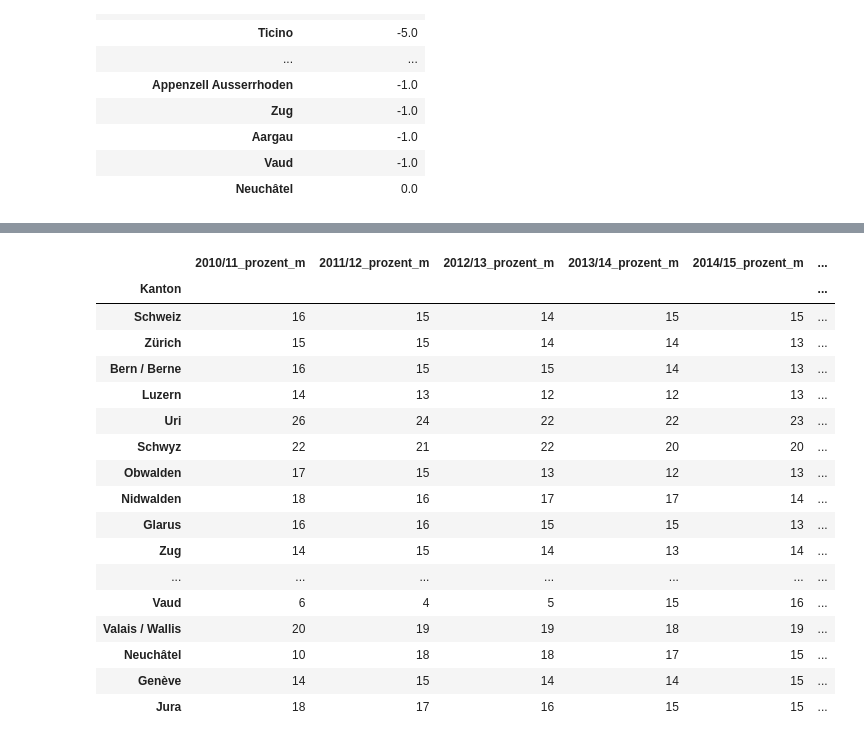
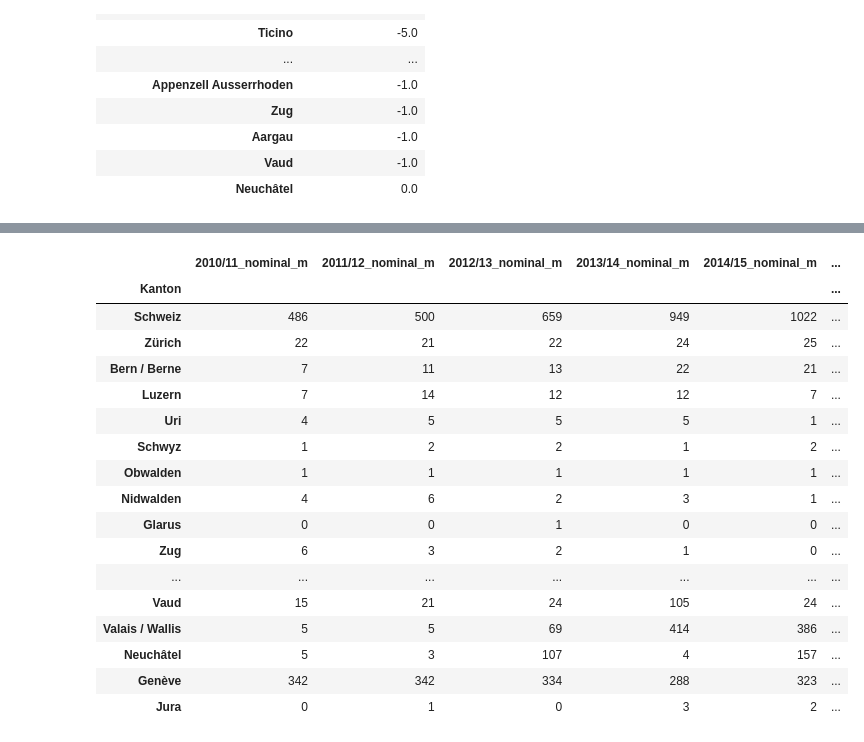
Before and after one commit to tamedia-ddj/teachers, a Jupyter notebook: 00 CH lehrer.ipynb, the cells around one changed output, grey strips where cells are left out. Cells and saved outputs as stored; diff of their text form; code cells hidden in the pictures.

```diff
--- a/00 CH lehrer.ipynb
+++ b/00 CH lehrer.ipynb
@@ -361,3 +371,24 @@ df_temp[['2010/11_prozent_m', '2017/18_prozent_m']].diff(axis=1).sort_values(by=
 | Aargau | -1.0 |
 | Vaud | -1.0 |
 | Neuchâtel | 0.0 |
+# %%
+# Wie hat sich der Anteil der Männer auf der Primarstufe 1-2 in den letzten Jahren entwickelt?
+# Die Angaben sind in Prozenten.
+df_kantone_historisch_primarstufe = pd.DataFrame()
+for k in df['Kanton'].unique():
+    df_temp2 = pd.DataFrame()
+    for j in df['Schuljahr'].unique():
+        df_temp = df[df['Kanton'] == k]
+        df_temp = df_temp[df_temp['Bildungsstufe'].str.contains('Primarstufe 1-2')]
+        df_temp = df_temp[df_temp['Schuljahr'] == j]
+        df_temp['prozent'] = round(100 * df_temp['DATA'] / df_temp['DATA'].sum()).astype('int')
+        df_temp = df_temp[['Kanton', 'Geschlecht', 'DATA', 'prozent']].groupby(['Kanton', 'Geschlecht']).sum().unstack()
+        df_temp.columns = [j + '_nominal_w', j + '_nominal_m', j + '_prozent_w', j + '_prozent_m']
+        df_temp2 = pd.concat([df_temp2, df_temp], axis=1)
+    df_kantone_historisch_primarstufe = pd.concat([df_kantone_historisch_primarstufe, df_temp2])
+
+# Historische Entwicklung auf Kantonsebene (Prozentwerte) für die Lehrkräfte der Primarstufe.
+prozent = [x for x in df_kantone_historisch_primarstufe.columns if 'prozent' in x]
+df_temp = df_kantone_historisch_primarstufe[prozent]
+df_temp = df_temp[[x for x in df_temp.columns if '_m' in x]]
+df_temp
@@ -364,40 +437,40 @@ df_temp[['2010/11_prozent_m', '2017/18_prozent_m']].diff(axis=1).sort_values(by=
 # %%
-# Aufschlüsseln nach Kantone, historische Entwicklung für die Primarstufe.
+# Wie viele Männer sind in den einzelnen Kantonen an der Primarstufe 1-2 tätig?
 df_kantone_historisch_primarstufe = pd.DataFrame()
 for k in df['Kanton'].unique():
     df_temp2 = pd.DataFrame()
     for j in df['Schuljahr'].unique():
         df_temp = df[df['Kanton'] == k]
-        df_temp = df_temp[df_temp['Bildungsstufe'].str.contains('Primarstufe')]
+        df_temp = df_temp[df_temp['Bildungsstufe'].str.contains('Primarstufe 1-2')]
         df_temp = df_temp[df_temp['Schuljahr'] == j]
         df_temp['prozent'] = round(100 * df_temp['DATA'] / df_temp['DATA'].sum()).astype('int')
         df_temp = df_temp[['Kanton', 'Geschlecht', 'DATA', 'prozent']].groupby(['Kanton', 'Geschlecht']).sum().unstack()
         df_temp.columns = [j + '_nominal_w', j + '_nominal_m', j + '_prozent_w', j + '_prozent_m']
         df_temp2 = pd.concat([df_temp2, df_temp], axis=1)
     df_kantone_historisch_primarstufe = pd.concat([df_kantone_historisch_primarstufe, df_temp2])
 
 # Historische Entwicklung auf Kantonsebene (Prozentwerte) für die Lehrkräfte der Primarstufe.
-prozent = [x for x in df_kantone_historisch_primarstufe.columns if 'prozent' in x]
+prozent = [x for x in df_kantone_historisch_primarstufe.columns if 'nominal' in x]
 df_temp = df_kantone_historisch_primarstufe[prozent]
 df_temp = df_temp[[x for x in df_temp.columns if '_m' in x]]
 df_temp
 # %% [output]
-|  | 2010/11_prozent_m | 2011/12_prozent_m | 2012/13_prozent_m | 2013/14_prozent_m | 2014/15_prozent_m | ... |
+|  | 2010/11_nominal_m | 2011/12_nominal_m | 2012/13_nominal_m | 2013/14_nominal_m | 2014/15_nominal_m | ... |
 | Kanton |  |  |  |  |  | ... |
-| Schweiz | 16 | 15 | 14 | 15 | 15 | ... |
-| Zürich | 15 | 15 | 14 | 14 | 13 | ... |
-| Bern / Berne | 16 | 15 | 15 | 14 | 13 | ... |
-| Luzern | 14 | 13 | 12 | 12 | 13 | ... |
-| Uri | 26 | 24 | 22 | 22 | 23 | ... |
-| Schwyz | 22 | 21 | 22 | 20 | 20 | ... |
-| Obwalden | 17 | 15 | 13 | 12 | 13 | ... |
-| Nidwalden | 18 | 16 | 17 | 17 | 14 | ... |
-| Glarus | 16 | 16 | 15 | 15 | 13 | ... |
-| Zug | 14 | 15 | 14 | 13 | 14 | ... |
+| Schweiz | 486 | 500 | 659 | 949 | 1022 | ... |
+| Zürich | 22 | 21 | 22 | 24 | 25 | ... |
+| Bern / Berne | 7 | 11 | 13 | 22 | 21 | ... |
+| Luzern | 7 | 14 | 12 | 12 | 7 | ... |
+| Uri | 4 | 5 | 5 | 5 | 1 | ... |
+| Schwyz | 1 | 2 | 2 | 1 | 2 | ... |
+| Obwalden | 1 | 1 | 1 | 1 | 1 | ... |
+| Nidwalden | 4 | 6 | 2 | 3 | 1 | ... |
+| Glarus | 0 | 0 | 1 | 0 | 0 | ... |
+| Zug | 6 | 3 | 2 | 1 | 0 | ... |
 | ... | ... | ... | ... | ... | ... | ... |
-| Vaud | 6 | 4 | 5 | 15 | 16 | ... |
-| Valais / Wallis | 20 | 19 | 19 | 18 | 19 | ... |
-| Neuchâtel | 10 | 18 | 18 | 17 | 15 | ... |
-| Genève | 14 | 15 | 14 | 14 | 15 | ... |
-| Jura | 18 | 17 | 16 | 15 | 15 | ... |
+| Vaud | 15 | 21 | 24 | 105 | 24 | ... |
+| Valais / Wallis | 5 | 5 | 69 | 414 | 386 | ... |
+| Neuchâtel | 5 | 3 | 107 | 4 | 157 | ... |
+| Genève | 342 | 342 | 334 | 288 | 323 | ... |
+| Jura | 0 | 1 | 0 | 3 | 2 | ... |
 # %%
```
Also changed, not shown: parts of 13 cells of this notebook.
